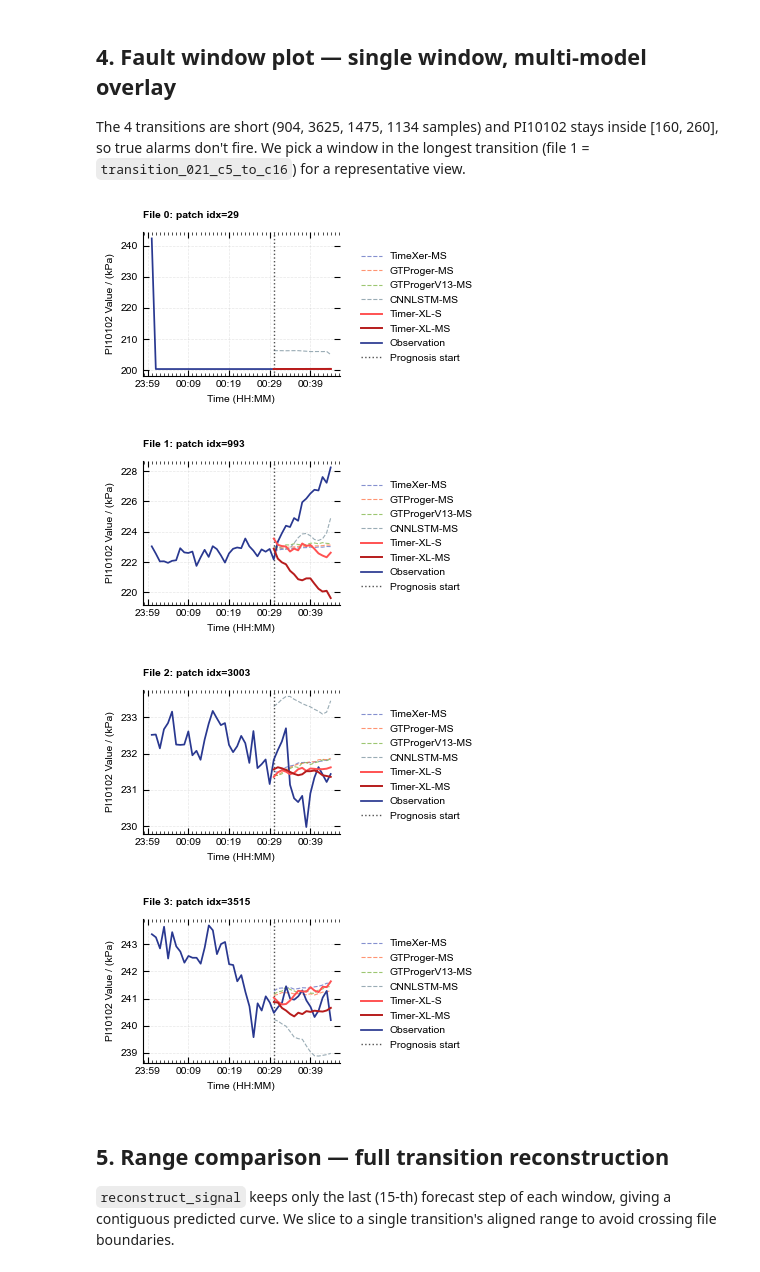
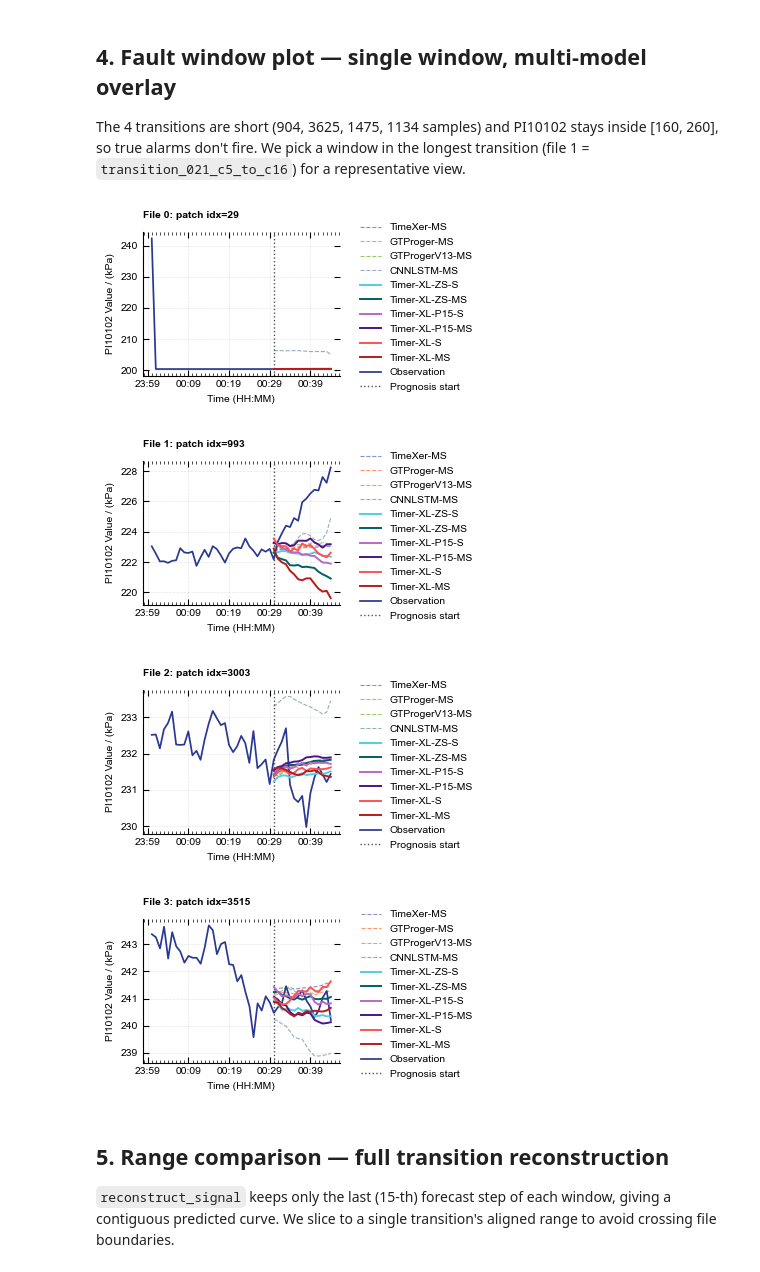
Before and after one commit to Moenea/TSFM, a Jupyter notebook: figures/PI10102/plot_fault_prognosis.ipynb, the cells around one changed output. Saved outputs shown, nothing was run; the diff lists cells and outputs as text; code cells hidden in the pictures.

Commit message:
plots

```diff
--- a/figures/PI10102/plot_fault_prognosis.ipynb
+++ b/figures/PI10102/plot_fault_prognosis.ipynb
@@ -241,9 +246,13 @@ aligned windows: 3686
 # %% [markdown]
 ### Load all 15 model predictions
 # %%
-# Timer-XL fine-tunes
+# Timer-XL — 6 variants (full-shot / zero-shot / partial-15, each S & MS)
 pred_txl_s          = load_pred('Timer-XL-S')
 pred_txl_ms         = load_pred('Timer-XL-MS')
+pred_txl_zs_s       = load_pred('Timer-XL-Zeroshot-S')
+pred_txl_zs_ms      = load_pred('Timer-XL-Zeroshot-MS')
+pred_txl_p15_s      = load_pred('Timer-XL-Partial15-S')
+pred_txl_p15_ms     = load_pred('Timer-XL-Partial15-MS')
 
 # Baselines (S features)
 pred_cnnlstm_s      = load_pred('CNNLSTM-S')
@@ -268,6 +277,11 @@ plot_pred = pred_txl_ms
 
 print(f'plot_true shape: {plot_true.shape}')
 print(f'plot_pred shape: {plot_pred.shape}')
+print('Timer-XL variants:')
+for n, a in [('Timer-XL-S',       pred_txl_s),     ('Timer-XL-MS',       pred_txl_ms),
+             ('Timer-XL-ZS-S',    pred_txl_zs_s),  ('Timer-XL-ZS-MS',    pred_txl_zs_ms),
+             ('Timer-XL-P15-S',   pred_txl_p15_s), ('Timer-XL-P15-MS',   pred_txl_p15_ms)]:
+    print(f'  {n:18s}  shape={None if a is None else a.shape}')
 # %% [output]
 plot_true shape: (3686, 15)
 plot_pred shape: (3686, 15)
@@ -526,9 +547,13 @@ C_CNNLSTM_S   = '#B0BEC5'; C_DIPCALSTM_S = '#BCAAA4'
 C_LSTMGRU_S   = '#CFCFCF'; C_STACONV_S   = '#FFD54F'
 C_TCN_S       = '#A5D6A7'
 
-# Timer-XL highlight pair (red)
-C_TXL_S  = '#FF5252'      # light red
-C_TXL_MS = '#B71C1C'      # dark  red
+# Timer-XL — three families, each with light (S) / dark (MS) shades
+# Full-shot fine-tune  -> red
+C_TXL_S      = '#FF5252'; C_TXL_MS      = '#B71C1C'
+# Zero-shot            -> teal/cyan
+C_TXL_ZS_S   = '#4DD0E1'; C_TXL_ZS_MS   = '#006064'
+# Partial-15 fine-tune -> purple
+C_TXL_P15_S  = '#BA68C8'; C_TXL_P15_MS  = '#4A148C'
 
 ALARM_HLINES = [260.0, 160.0]        # H, L for PI10102
 DATA_ROOT_NAME = 'PI10102'
@@ -546,46 +571,53 @@ def _bp(arr, idx):
     return build_pred45_from_patch(arr, idx, display_seq, display_pred)
 
 # Per-file single-window snapshot. Pick a window inside each file's aligned segment.
-# offset_in_seg: how many patches into the segment to sample (clamped to segment length).
 WINDOW_OFFSETS = {0: 10, 1: 952, 2: 200, 3: 100}
 
 for f, (seg_lo, seg_hi) in file_segs.items():
     seg_len = seg_hi - seg_lo + 1
     off = min(WINDOW_OFFSETS.get(f, seg_len // 2), seg_len - 1)
     idx = seg_lo + off
     if idx < display_seq - 1:
-        idx = max(seg_lo + display_seq - 1, idx)   # ensure enough lookback inside segment
+        idx = max(seg_lo + display_seq - 1, idx)
     if idx > seg_hi:
         print(f'  file {f}: segment too short for display_seq={display_seq}, skipping')
         continue
 
     true_45 = build_true45_from_patches(plot_true, idx, seq_len=display_seq, pred_len=display_pred)
     pred_45 = build_pred45_from_patch(plot_pred, idx, seq_len=display_seq, pred_len=display_pred)
 
     extra = [
+        # --- Deep-learning baselines (dashed) ---
         (_bp(pred_timexer_ms,      idx), 'TimeXer-MS',     C_TIMEXER,   S_BASELINE),
         (_bp(pred_gtproger_ms,     idx), 'GTProger-MS',    C_GTPROGER,  S_BASELINE),
         (_bp(pred_gtprogerv13_ms,  idx), 'GTProgerV13-MS', C_GTPV13,    S_BASELINE),
         (_bp(pred_cnnlstm_ms,      idx), 'CNNLSTM-MS',     C_CNNLSTM,   S_BASELINE),
-        (_bp(pred_txl_s,  idx), 'Timer-XL-S',  C_TXL_S,  S_TSFM),
-        (_bp(pred_txl_ms, idx), 'Timer-XL-MS', C_TXL_MS, S_TSFM),
+        # --- Timer-XL Zero-shot (teal, solid) ---
+        (_bp(pred_txl_zs_s,        idx), 'Timer-XL-ZS-S',  C_TXL_ZS_S,  S_TSFM),
+        (_bp(pred_txl_zs_ms,       idx), 'Timer-XL-ZS-MS', C_TXL_ZS_MS, S_TSFM),
+        # --- Timer-XL Partial-15 (purple, solid) ---
+        (_bp(pred_txl_p15_s,       idx), 'Timer-XL-P15-S', C_TXL_P15_S, S_TSFM),
+        (_bp(pred_txl_p15_ms,      idx), 'Timer-XL-P15-MS',C_TXL_P15_MS,S_TSFM),
+        # --- Timer-XL Full-shot (red, solid) ---
+        (_bp(pred_txl_s,           idx), 'Timer-XL-S',     C_TXL_S,     S_TSFM),
+        (_bp(pred_txl_ms,          idx), 'Timer-XL-MS',    C_TXL_MS,    S_TSFM),
     ]
 
     fault_window_plot_datetime(
         true_45=true_45, pred_45=pred_45,
         start_time='2024-01-01 00:00:00', freq='min',
         fault_at_idx=display_seq,
         # hlines=ALARM_HLINES,
         title=f'File {f}: patch idx={idx}',
         extra_preds=extra,
         figsize_cm=(10, 5), legend_ncol=1,
         # out_path=f'a_fault_window_file{f}_{idx}.png',
     )
 # %% [output]
-[figure, old version]
+[figure, new version]
-[figure, old version]
+[figure, new version]
-[figure, old version]
+[figure, new version]
-[figure, old version]
+[figure, new version]
 # %% [markdown]
 ## 5. Range comparison — full transition reconstruction
 
```
Also changed, not shown: parts of 7 cells of this notebook, 1 other file.
